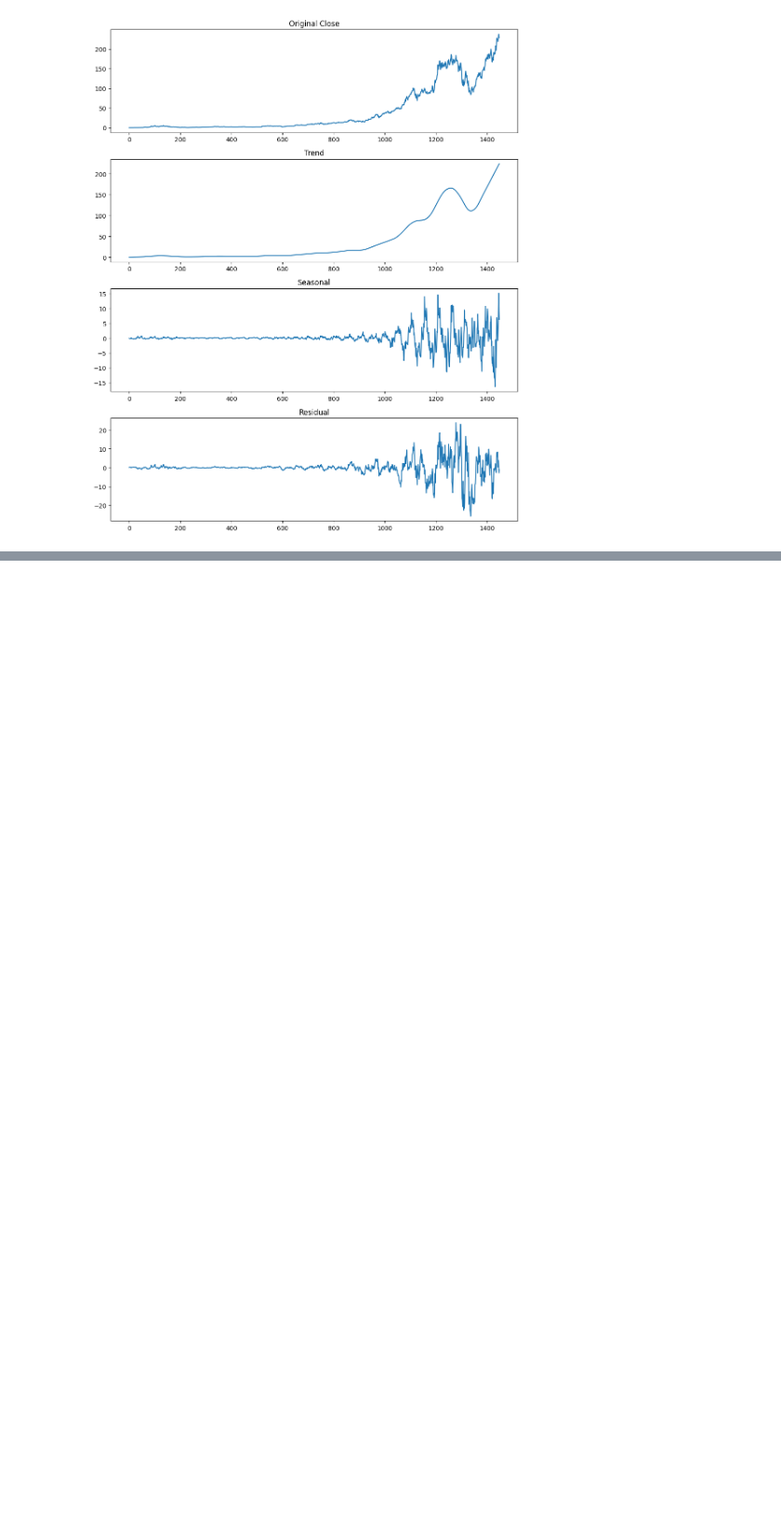
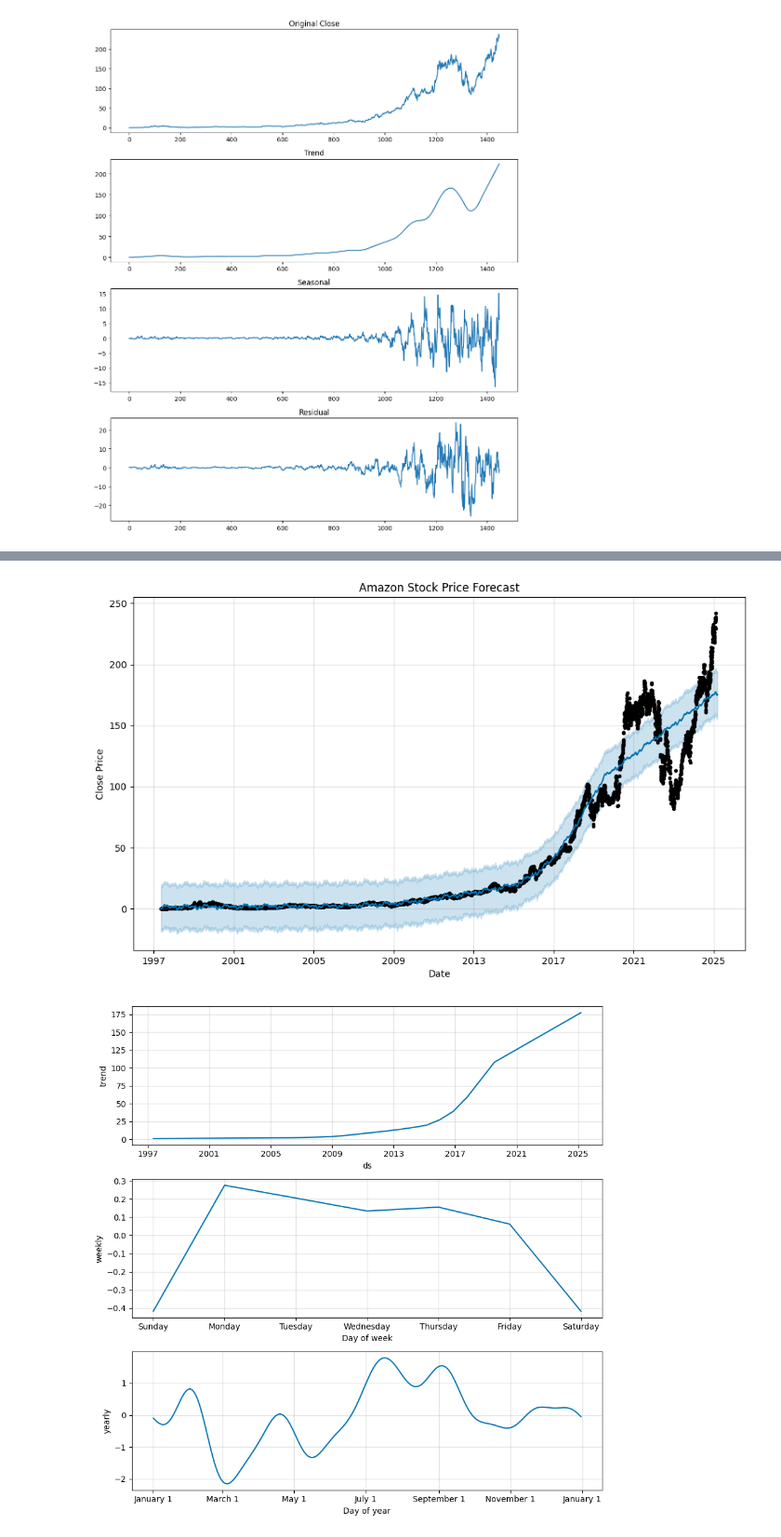
Before and after one commit to jacobmartin26/Kaggle, a Jupyter notebook: Stock Forecast/stock-price-forecasting.ipynb, the cells around one changed output, grey strips where cells are left out. Shown: that part at 93% size. Saved outputs shown, nothing was run; the diff lists cells and outputs as text; code cells hidden in the pictures; blank space fills up the shorter version.

```diff
--- a/Stock Forecast/stock-price-forecasting.ipynb
+++ b/Stock Forecast/stock-price-forecasting.ipynb
@@ -267,0 +265,14 @@ Upper bound Mean (90th percentile): 241.2299434922009
+# %%
+from prophet import Prophet
+
+# load the data again
+df = pd.read_csv("/kaggle/input/netflix-stock-price/AMAZON_daily.csv")
+
+# convert Date column to datetime format
+df['Date'] = pd.to_datetime(df['Date'])
+
+# rename columns to match Prophet's expected format
+df = df.rename(columns={'Date': 'ds', 'Close': 'y'})
+
+# drop unnecessary columns
+df = df[['ds', 'y']]
@@ -267,0 +294,15 @@ Upper bound Mean (90th percentile): 241.2299434922009
+# %%
+# initialize model
+model = Prophet()
+
+# fit model on historical data
+model.fit(df)
+
+# dataframe to hold future dates
+future = model.make_future_dataframe(periods=30)
+
+# predict
+forecast = model.predict(future)
+
+# display forecasted values
+print(forecast[['ds', 'yhat', 'yhat_lower', 'yhat_upper']].tail(30))
@@ -267,0 +329,14 @@ Upper bound Mean (90th percentile): 241.2299434922009
+# %%
+# plot forecast
+model.plot(forecast)
+plt.title('Amazon Stock Price Forecast')
+plt.xlabel('Date')
+plt.ylabel('Close Price')
+plt.show()
+
+# plot forecast components
+model.plot_components(forecast)
+plt.show()
+# %% [output]
+[figure, added]
+[figure, added]
```
Also changed, not shown: parts of 7 cells of this notebook, 1 other file.
